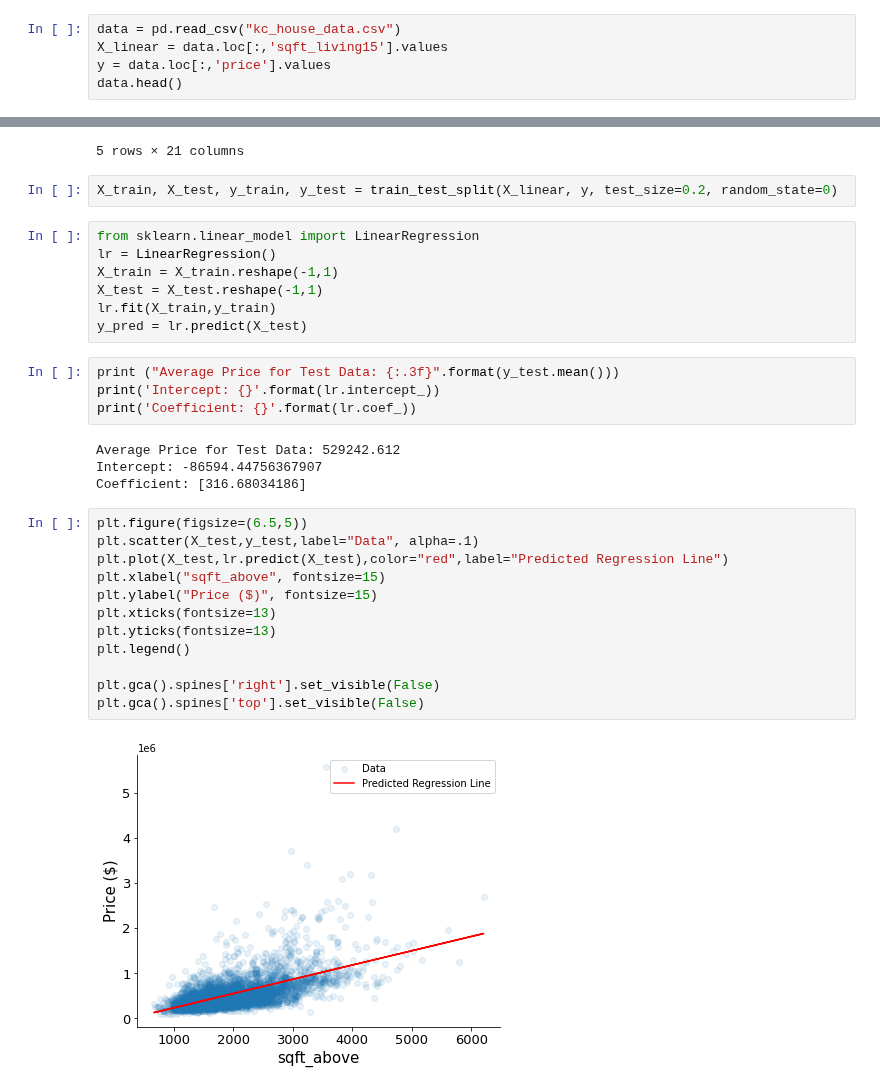
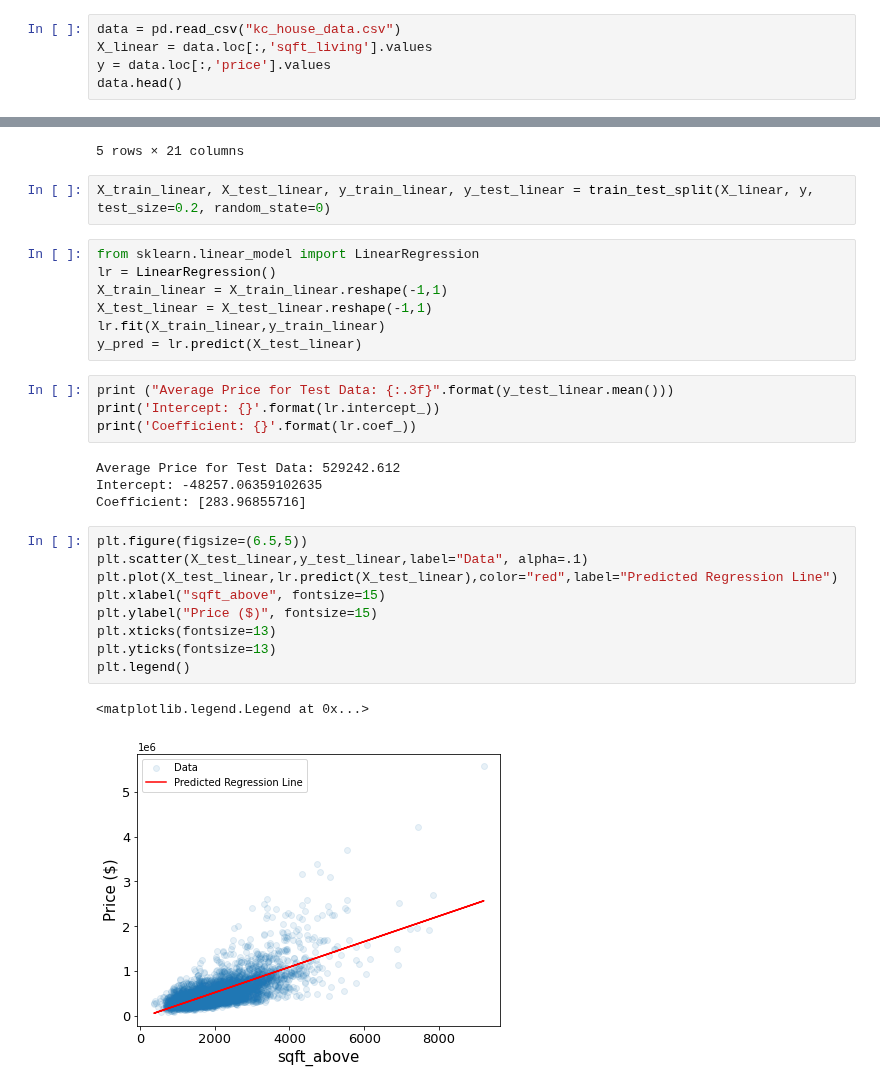
Before and after one commit to omgitsmj24/BOOT_AI_INTERN, a Jupyter notebook: Regression/all_regression_ever.ipynb, the cells around one changed output, grey strips where cells are left out. Saved outputs shown, nothing was run; the diff lists cells and outputs as text.

Commit message:
regression

```diff
--- a/Regression/all_regression_ever.ipynb
+++ b/Regression/all_regression_ever.ipynb
@@ -8,7 +8,7 @@ from sklearn.model_selection import train_test_split
 # Linear Regression
 # %%
 data = pd.read_csv("kc_house_data.csv")
-X_linear = data.loc[:,'sqft_living15'].values
+X_linear = data.loc[:,'sqft_living'].values
 y = data.loc[:,'price'].values
 data.head()
 # %% [output]
@@ -20,33 +20,31 @@ data.head()
 | 4 | 1954400510 | 20150218T000000 | 510000.0 | 3 | 2.00 | 1680 | 8080 | 1.0 | 0 | 0 | ... |
 5 rows × 21 columns
 # %%
-X_train, X_test, y_train, y_test = train_test_split(X_linear, y, test_size=0.2, random_state=0)
+X_train_linear, X_test_linear, y_train_linear, y_test_linear = train_test_split(X_linear, y, test_size=0.2, random_state=0)
 # %%
 from sklearn.linear_model import LinearRegression
 lr = LinearRegression()
-X_train = X_train.reshape(-1,1)
-X_test = X_test.reshape(-1,1)
-lr.fit(X_train,y_train)
-y_pred = lr.predict(X_test)
+X_train_linear = X_train_linear.reshape(-1,1)
+X_test_linear = X_test_linear.reshape(-1,1)
+lr.fit(X_train_linear,y_train_linear)
+y_pred = lr.predict(X_test_linear)
 # %%
-print ("Average Price for Test Data: {:.3f}".format(y_test.mean()))
+print ("Average Price for Test Data: {:.3f}".format(y_test_linear.mean()))
 print('Intercept: {}'.format(lr.intercept_))
 print('Coefficient: {}'.format(lr.coef_))
 # %% [output]
 Average Price for Test Data: 529242.612
-Intercept: -86594.44756367907
-Coefficient: [316.68034186]
+Intercept: -48257.06359102635
+Coefficient: [283.96855716]
 # %%
 plt.figure(figsize=(6.5,5))
-plt.scatter(X_test,y_test,label="Data", alpha=.1)
-plt.plot(X_test,lr.predict(X_test),color="red",label="Predicted Regression Line")
+plt.scatter(X_test_linear,y_test_linear,label="Data", alpha=.1)
+plt.plot(X_test_linear,lr.predict(X_test_linear),color="red",label="Predicted Regression Line")
 plt.xlabel("sqft_above", fontsize=15)
 plt.ylabel("Price ($)", fontsize=15)
 plt.xticks(fontsize=13)
 plt.yticks(fontsize=13)
 plt.legend()
-
-plt.gca().spines['right'].set_visible(False)
-plt.gca().spines['top'].set_visible(False)
 # %% [output]
+<matplotlib.legend.Legend at 0x...>
-[figure, old version]
+[figure, new version]
```
Also changed, not shown: parts of 5 cells of this notebook.
